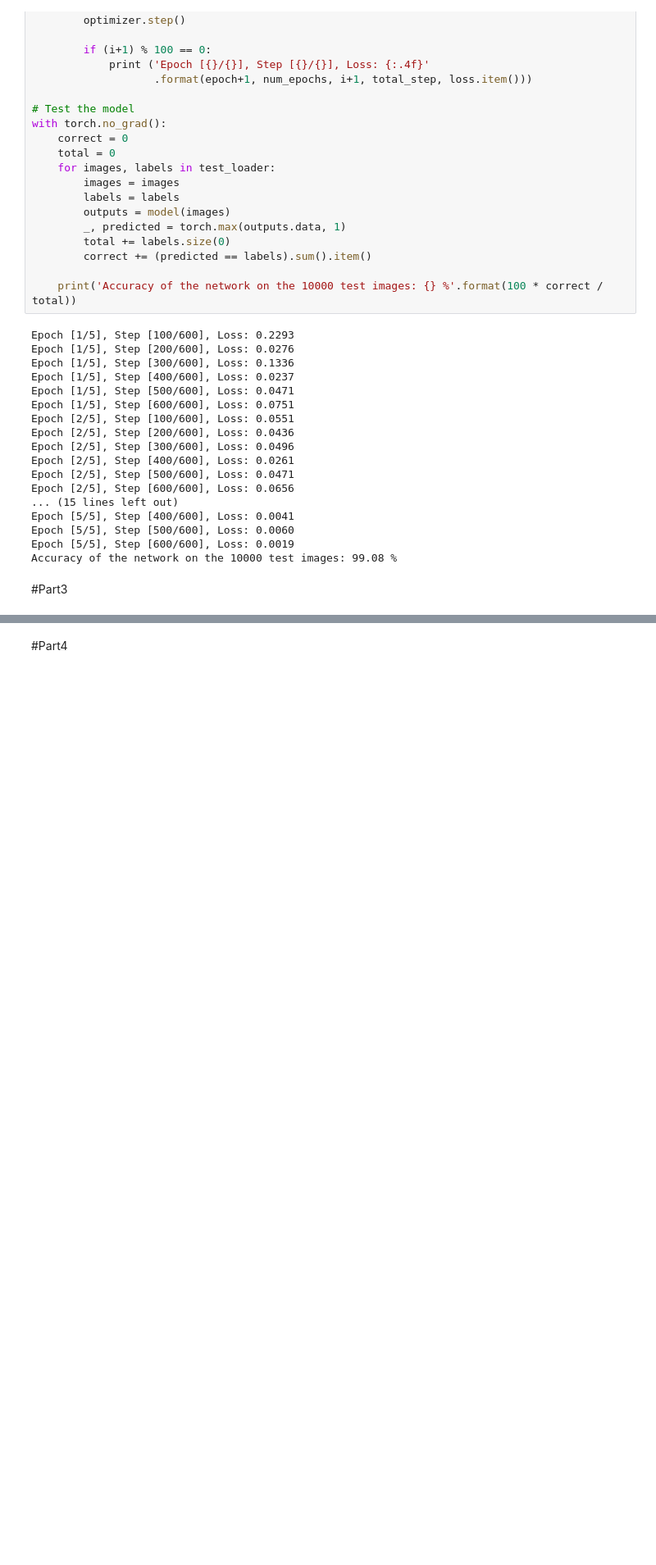
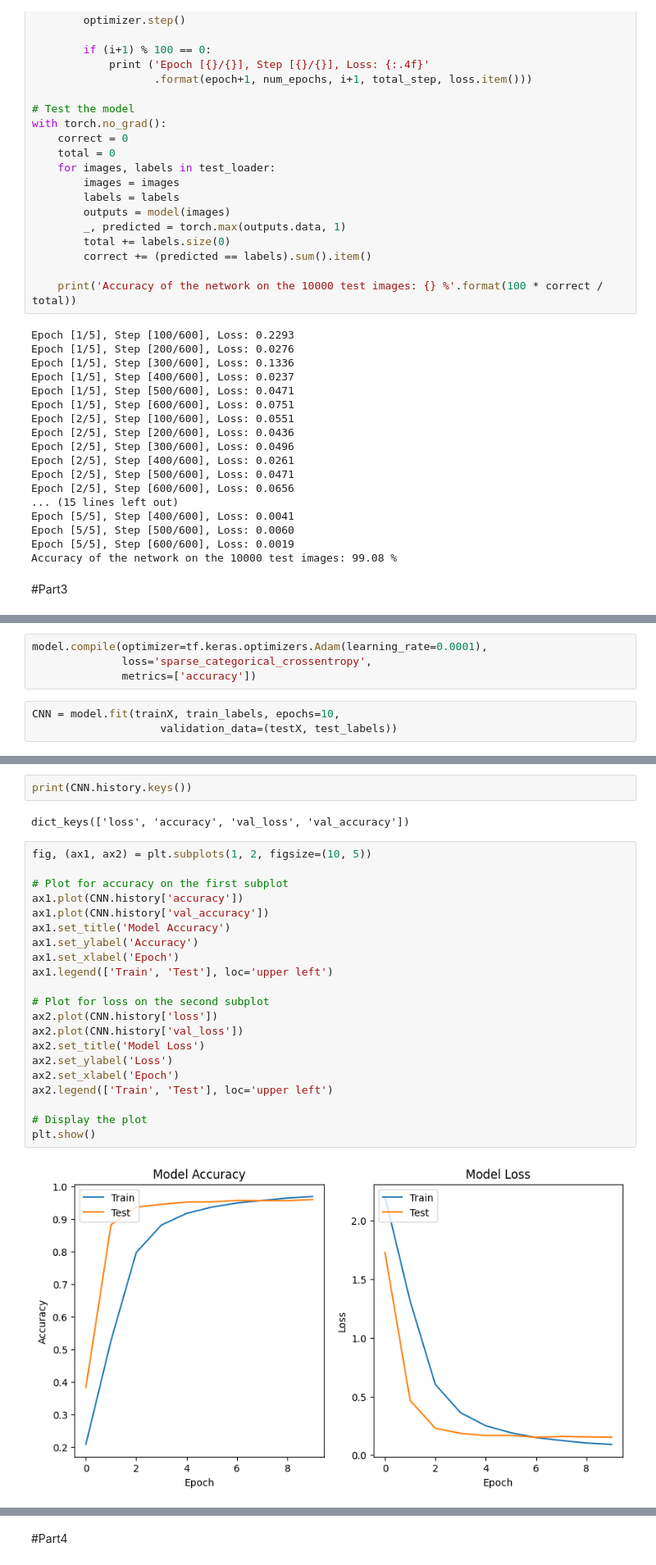
Before and after one commit to saikiranpennam/Neural-Networks, a Jupyter notebook: Assignment3_CS510.ipynb, the cells around one changed output, grey strips where cells are left out. Shown at 82% size. Cells and saved outputs as stored; diff of their text form; blank space fills up the shorter version.

```diff
--- a/Assignment3_CS510.ipynb
+++ b/Assignment3_CS510.ipynb
@@ -342,0 +307,7 @@ CNN Model accuracy: 4.62%
+# %%
+model.compile(optimizer=tf.keras.optimizers.Adam(learning_rate=0.0001),
+              loss='sparse_categorical_crossentropy',
+              metrics=['accuracy'])
+# %%
+CNN = model.fit(trainX, train_labels, epochs=10,
+                    validation_data=(testX, test_labels))
@@ -342,0 +335,27 @@ CNN Model accuracy: 4.62%
+# %%
+print(CNN.history.keys())
+# %% [output]
+dict_keys(['loss', 'accuracy', 'val_loss', 'val_accuracy'])
+# %%
+fig, (ax1, ax2) = plt.subplots(1, 2, figsize=(10, 5))
+
+# Plot for accuracy on the first subplot
+ax1.plot(CNN.history['accuracy'])
+ax1.plot(CNN.history['val_accuracy'])
+ax1.set_title('Model Accuracy')
+ax1.set_ylabel('Accuracy')
+ax1.set_xlabel('Epoch')
+ax1.legend(['Train', 'Test'], loc='upper left')
+
+# Plot for loss on the second subplot
+ax2.plot(CNN.history['loss'])
+ax2.plot(CNN.history['val_loss'])
+ax2.set_title('Model Loss')
+ax2.set_ylabel('Loss')
+ax2.set_xlabel('Epoch')
+ax2.legend(['Train', 'Test'], loc='upper left')
+
+# Display the plot
+plt.show()
+# %% [output]
+[figure, added]
```
Also changed, not shown: parts of 33 cells of this notebook.
